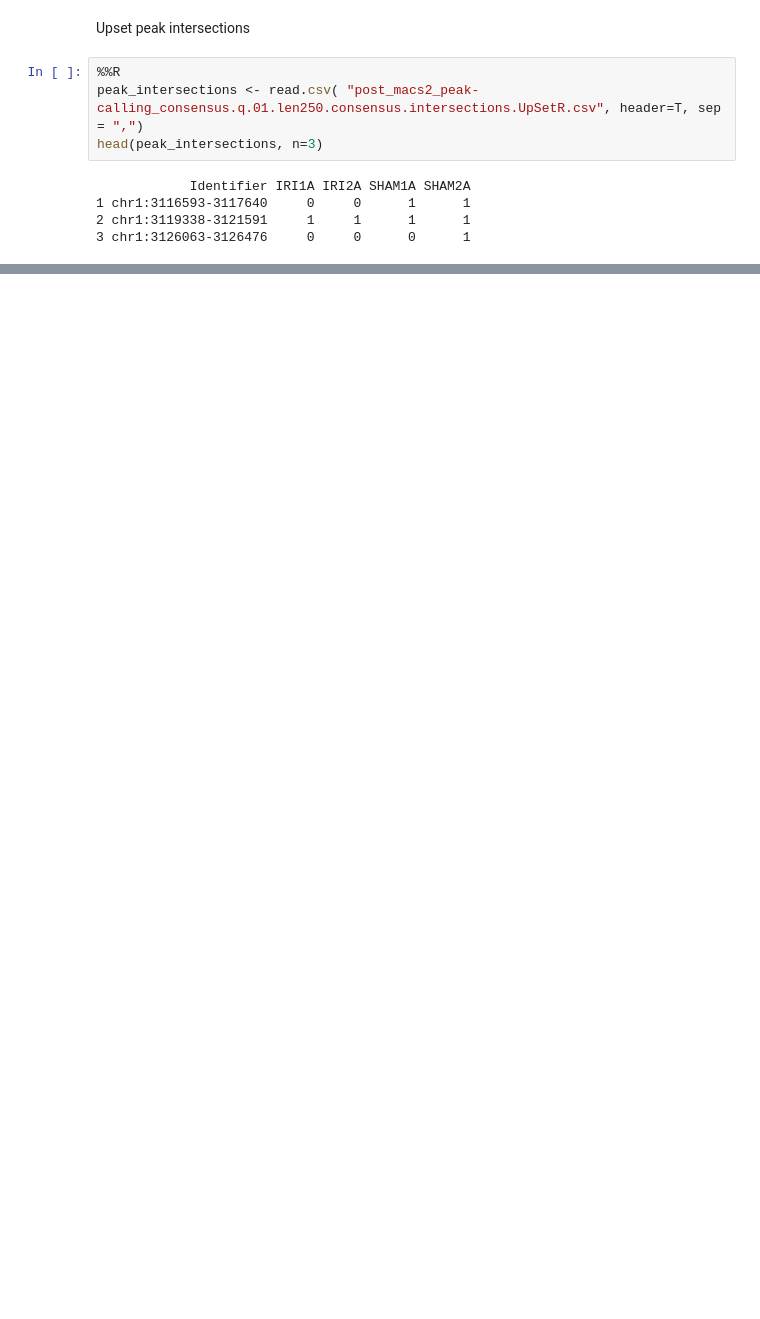
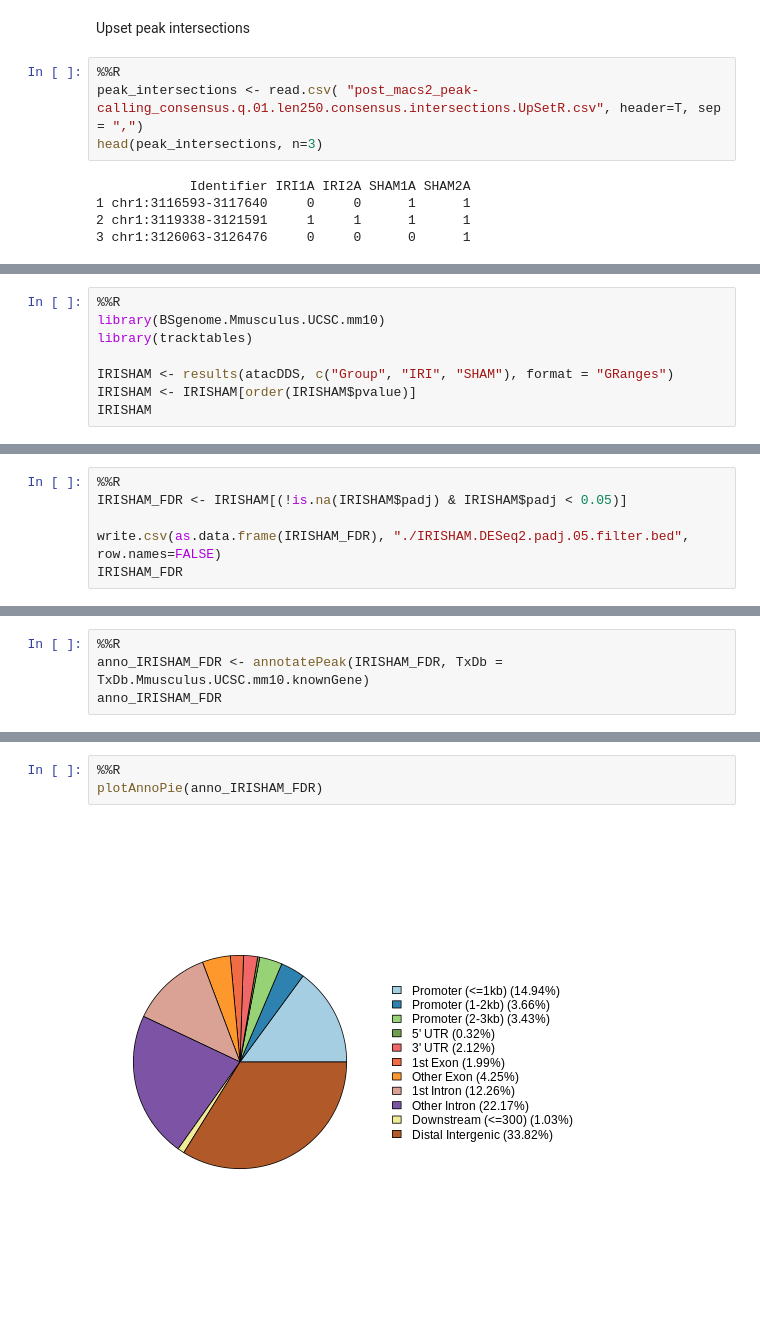
Before and after one commit to chizksh/ATAC-seq_analysis, a Jupyter notebook: peakFilterConsensus.ipynb, the cells around one changed output, grey strips where cells are left out. Drawn from its saved outputs; the diff is of its cells as text; blank space fills up the shorter version.

```diff
--- a/peakFilterConsensus.ipynb
+++ b/peakFilterConsensus.ipynb
@@ -704,0 +787,8 @@ order.by = "freq", empty.intersections = "on")
+# %%
+%%R
+library(BSgenome.Mmusculus.UCSC.mm10)
+library(tracktables)
+
+IRISHAM <- results(atacDDS, c("Group", "IRI", "SHAM"), format = "GRanges")
+IRISHAM <- IRISHAM[order(IRISHAM$pvalue)]
+IRISHAM
@@ -704,0 +869,6 @@ order.by = "freq", empty.intersections = "on")
+# %%
+%%R
+IRISHAM_FDR <- IRISHAM[(!is.na(IRISHAM$padj) & IRISHAM$padj < 0.05)]
+
+write.csv(as.data.frame(IRISHAM_FDR), "./IRISHAM.DESeq2.padj.05.filter.bed", row.names=FALSE)
+IRISHAM_FDR
@@ -704,0 +1016,4 @@ order.by = "freq", empty.intersections = "on")
+# %%
+%%R
+anno_IRISHAM_FDR <- annotatePeak(IRISHAM_FDR, TxDb = TxDb.Mmusculus.UCSC.mm10.knownGene)
+anno_IRISHAM_FDR
@@ -704,0 +1038,5 @@ order.by = "freq", empty.intersections = "on")
+# %%
+%%R
+plotAnnoPie(anno_IRISHAM_FDR)
+# %% [output]
+[figure, added]
```
Also changed, not shown: parts of 58 cells of this notebook.
